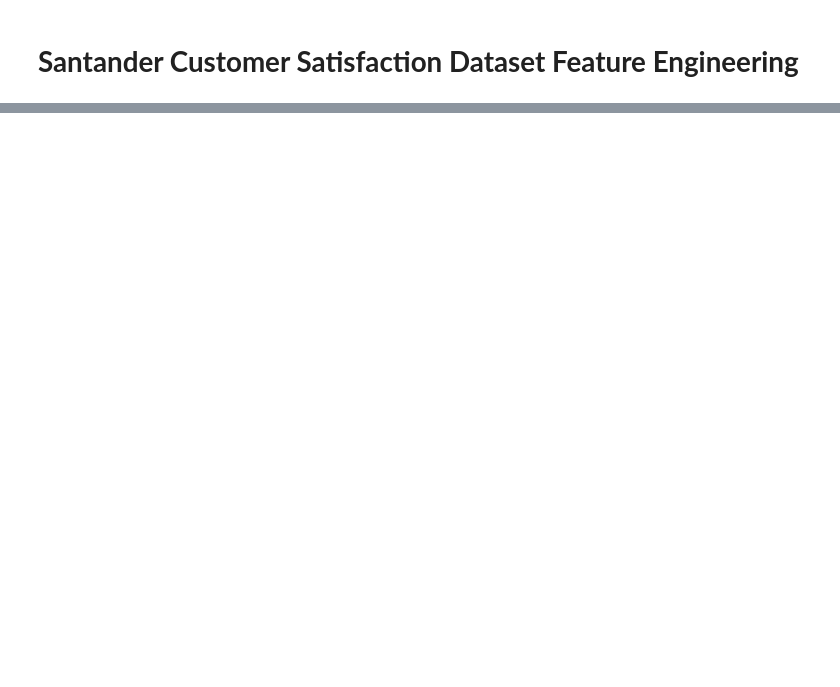
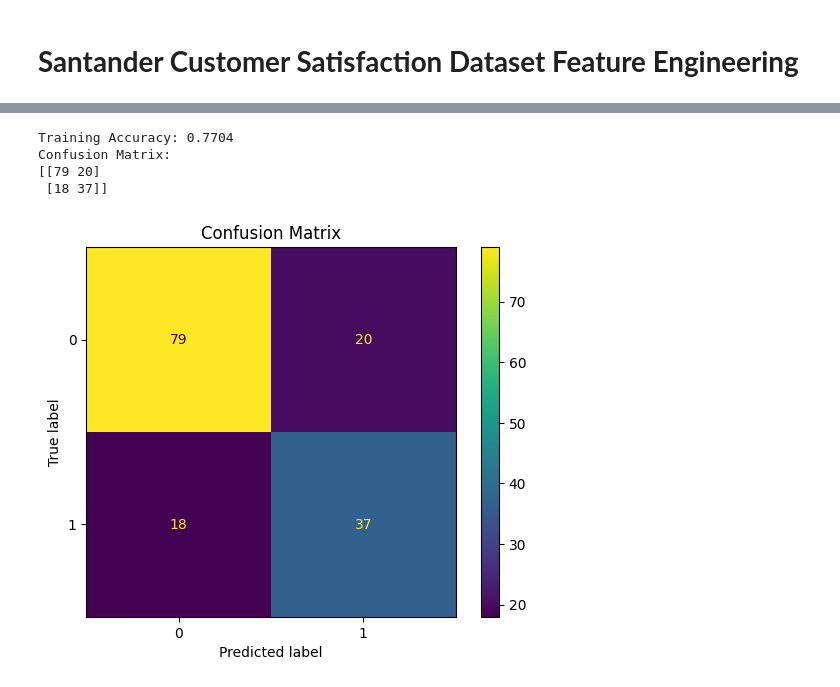
Before and after one commit to shrav-jally/ML_lab_sem5, a Jupyter notebook: sem5-ml.ipynb, the cells around one changed output, grey strips where cells are left out. Cells and saved outputs as stored; diff of their text form; code cells hidden in the pictures; blank space fills up the shorter version.

```diff
--- a/sem5-ml.ipynb
+++ b/sem5-ml.ipynb
@@ -1641,0 +1467,33 @@ print('Best subset (names):', list(X_train.columns[list(sfs1.k_feature_idx_)]))
+# %%
+import pandas as pd
+from sklearn.preprocessing import StandardScaler
+from sklearn.linear_model import LogisticRegression
+from sklearn.metrics import accuracy_score, confusion_matrix, ConfusionMatrixDisplay
+import matplotlib.pyplot as plt
+
+scaler = StandardScaler()
+X_train_scaled = scaler.fit_transform(X_train)
+X_test_scaled = scaler.transform(X_test)
+
+log_reg = LogisticRegression(random_state=42)
+log_reg.fit(X_train_scaled, y_train)
+
+y_train_pred = log_reg.predict(X_train_scaled)
+train_accuracy = accuracy_score(y_train, y_train_pred)
+print(f'Training Accuracy: {train_accuracy:.4f}')
+
+y_test_pred = log_reg.predict(X_test_scaled)
+cm = confusion_matrix(y_test, y_test_pred)
+print('Confusion Matrix:')
+print(cm)
+
+disp = ConfusionMatrixDisplay(confusion_matrix=cm, display_labels=log_reg.classes_)
+disp.plot()
+plt.title('Confusion Matrix')
+plt.show()
+# %% [output]
+Training Accuracy: 0.7704
+Confusion Matrix:
+[[79 20]
+ [18 37]]
+[figure, added]
```
Also changed, not shown: parts of 68 cells of this notebook.
